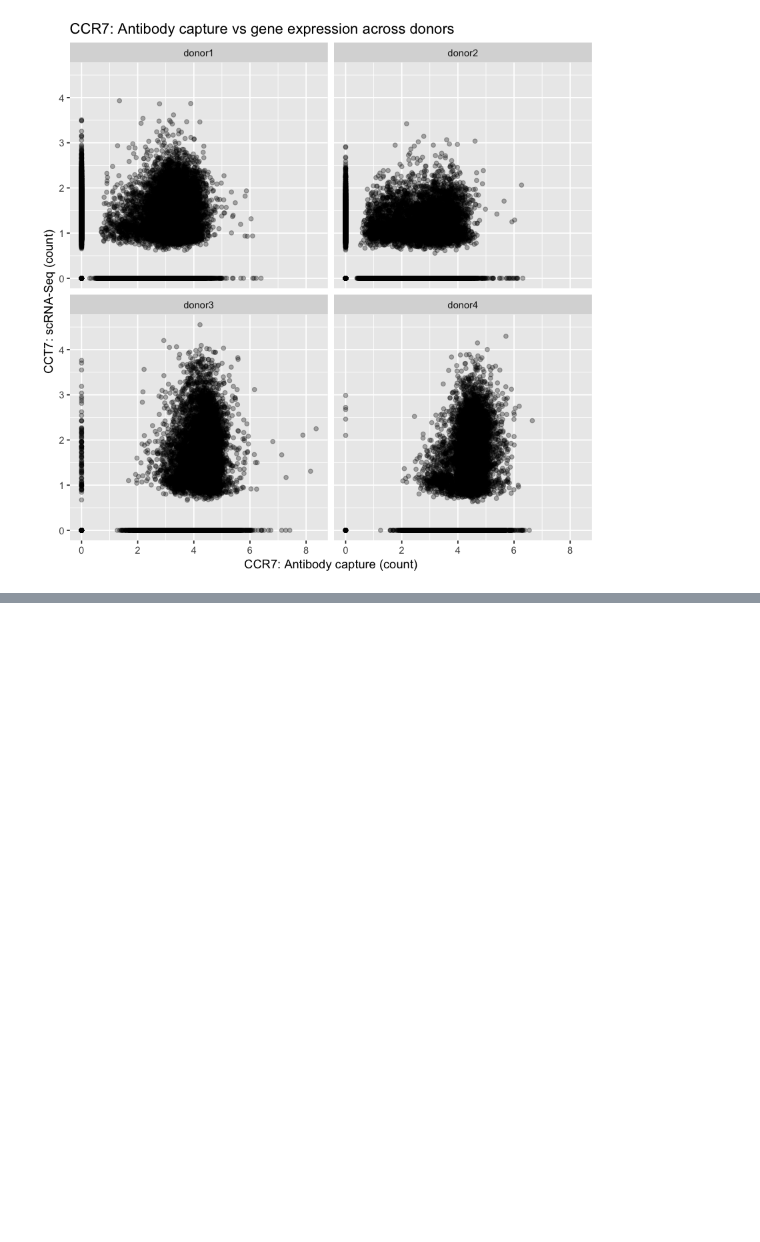
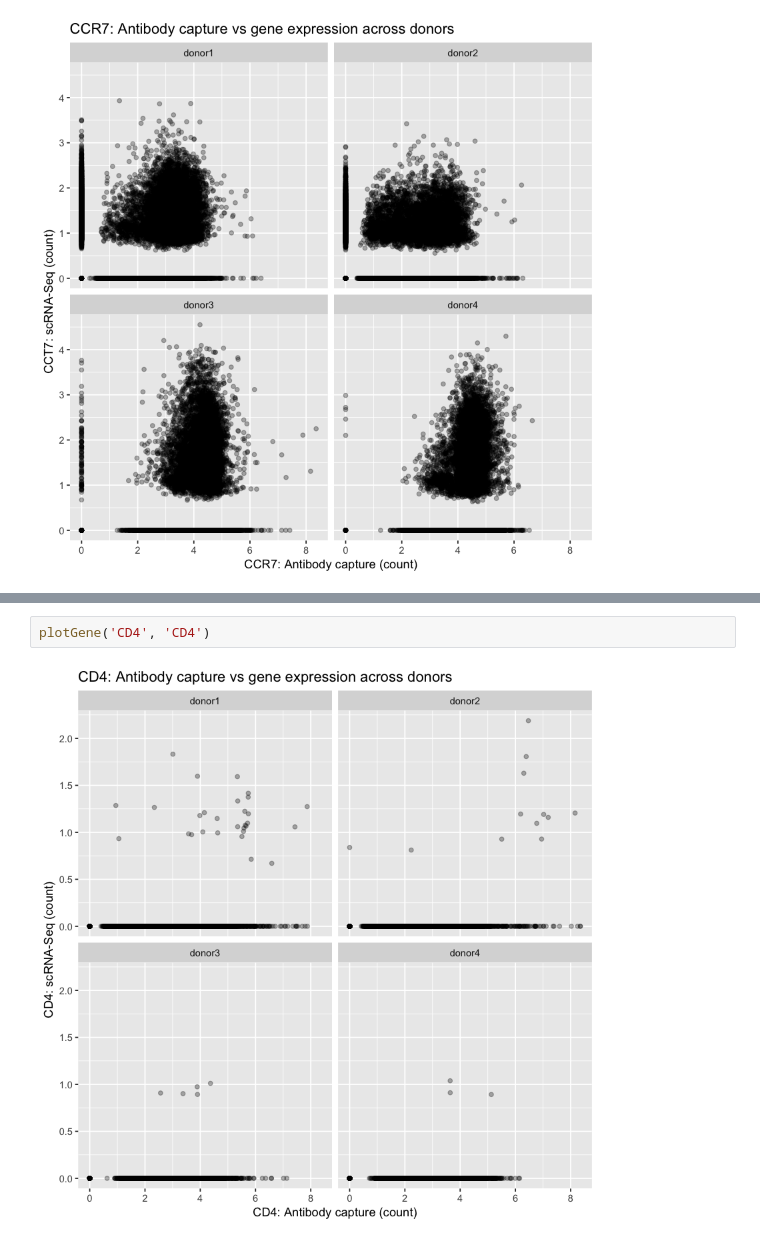
Before and after one commit to armish/10x-anwoei, a Jupyter notebook: analyses/Explore combined Antibody and GXE data.ipynb, the cells around one changed output, grey strips where cells are left out. Drawn from its saved outputs; the diff is of its cells as text; blank space fills up the shorter version.

```diff
--- a/analyses/Explore combined Antibody and GXE data.ipynb
+++ b/analyses/Explore combined Antibody and GXE data.ipynb
@@ -89,0 +129,4 @@ labs(
+# %%
+plotGene('CD4', 'CD4')
+# %% [output]
+[figure, added]
```
Also changed, not shown: parts of 4 cells of this notebook.
